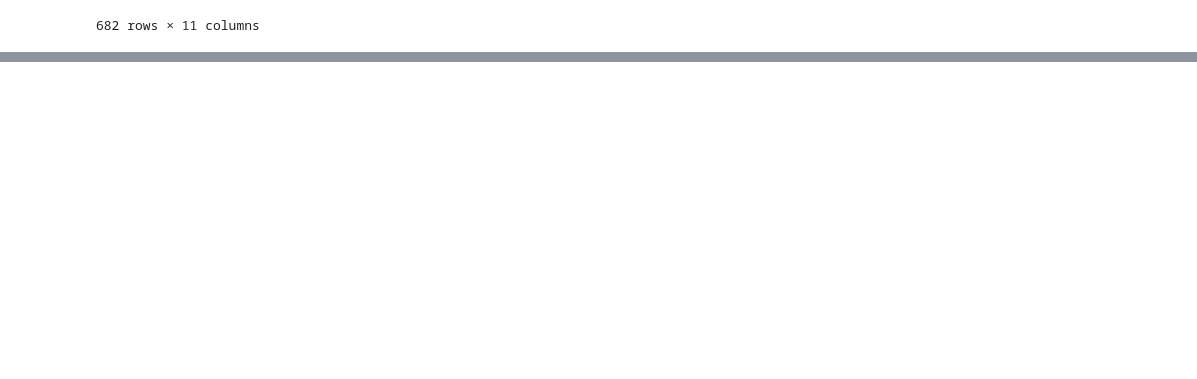
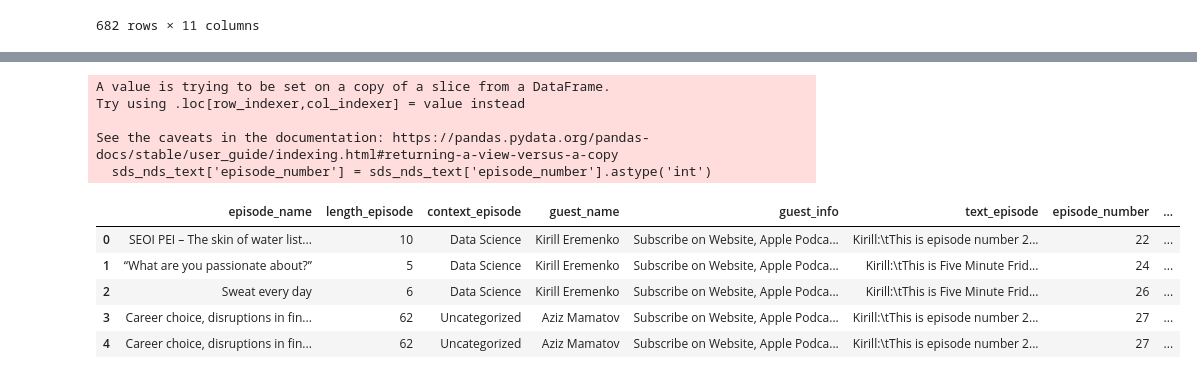
Before and after one commit to ashamaheshwari/SDS_podcast_analysis, a Jupyter notebook: notebooks/SDS_Text_Cleaning_2.ipynb, the cells around one changed output, grey strips where cells are left out. Saved outputs shown, nothing was run; the diff lists cells and outputs as text; code cells hidden in the pictures; blank space fills up the shorter version.

```diff
--- a/notebooks/SDS_Text_Cleaning_2.ipynb
+++ b/notebooks/SDS_Text_Cleaning_2.ipynb
@@ -261,0 +404,6 @@ sds['text_episode'].loc[151]
+# %%
+# Loop to process each row of non_datascience dataframe
+sds_nds_split = pd.DataFrame(columns=['episode_number', 'episode_split_text', 'speaker'])
+for i, row in non_datascience.iterrows():
+    split_text = find_pattern(row)
+    sds_nds_split = sds_nds_split.append(split_text, ignore_index = False)
@@ -261,0 +462,8 @@ sds['text_episode'].loc[151]
+# %%
+sds_nds_text['episode_number'] = sds_nds_text['episode_number'].astype('int')
+# %% [output]
+A value is trying to be set on a copy of a slice from a DataFrame.
+Try using .loc[row_indexer,col_indexer] = value instead
+
+See the caveats in the documentation: https://pandas.pydata.org/pandas-docs/stable/user_guide/indexing.html#returning-a-view-versus-a-copy
+  sds_nds_text['episode_number'] = sds_nds_text['episode_number'].astype('int')
@@ -261,0 +472,9 @@ sds['text_episode'].loc[151]
+# %%
+sds_nds_text.head()
+# %% [output]
+|  | episode_name | length_episode | context_episode | guest_name | guest_info | text_episode | episode_number | ... |
+| 0 | SEOI PEI – The skin of water list... | 10 | Data Science | Kirill Eremenko | Subscribe on Website, Apple Podca... | Kirill:\tThis is episode number 2... | 22 | ... |
+| 1 | “What are you passionate about?” | 5 | Data Science | Kirill Eremenko | Subscribe on Website, Apple Podca... | Kirill:\tThis is Five Minute Frid... | 24 | ... |
+| 2 | Sweat every day | 6 | Data Science | Kirill Eremenko | Subscribe on Website, Apple Podca... | Kirill:\tThis is Five Minute Frid... | 26 | ... |
+| 3 | Career choice, disruptions in fin... | 62 | Uncategorized | Aziz Mamatov | Subscribe on Website, Apple Podca... | Kirill:\tThis is episode number 2... | 27 | ... |
+| 4 | Career choice, disruptions in fin... | 62 | Uncategorized | Aziz Mamatov | Subscribe on Website, Apple Podca... | Kirill:\tThis is episode number 2... | 27 | ... |
```
Also changed, not shown: parts of 62 cells of this notebook, 2 other files.
